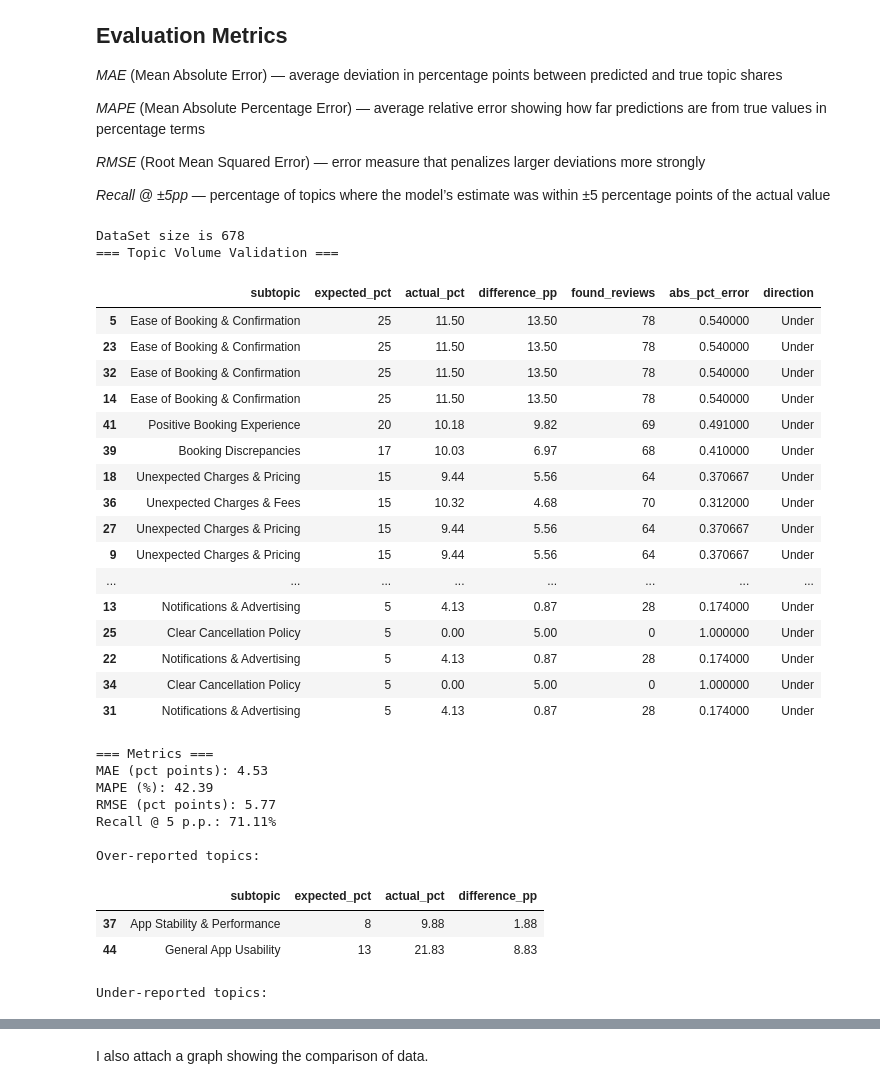
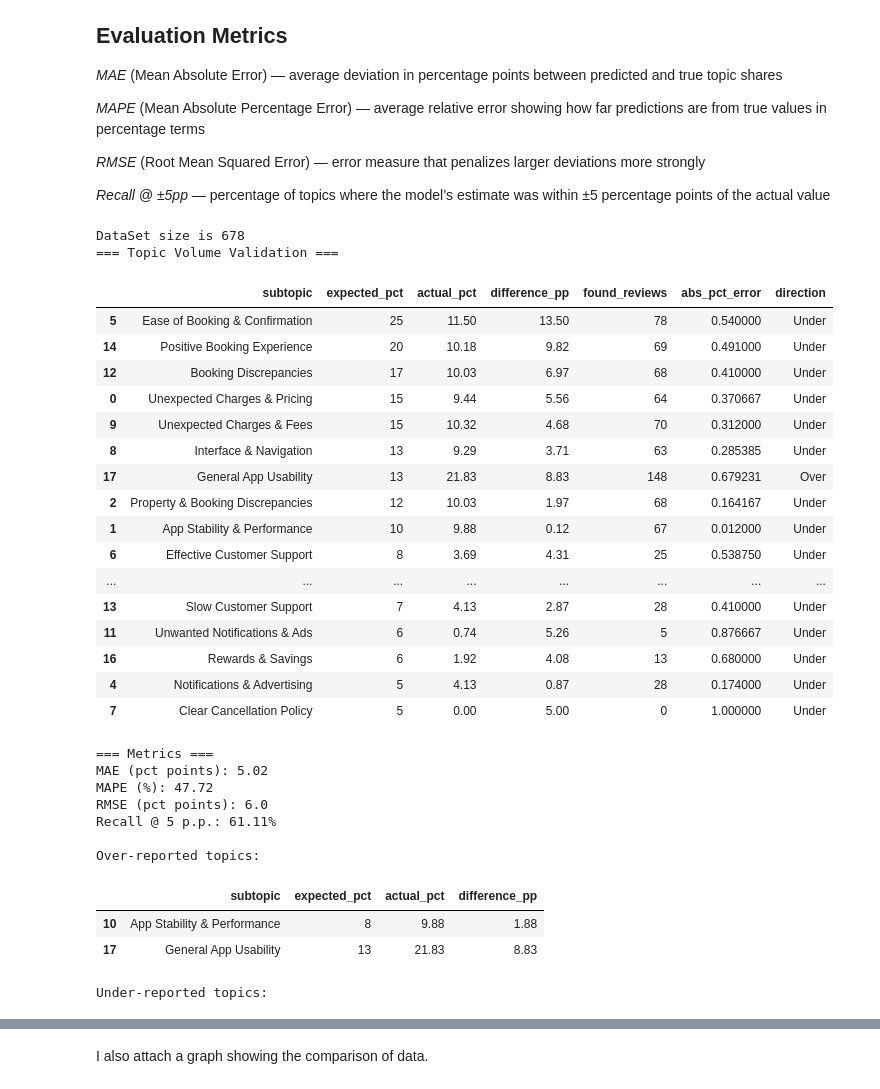
Before and after one commit to almeradarya/validation_test_case, a Jupyter notebook: validation_test_case/data_validation.ipynb, the cells around one changed output, grey strips where cells are left out. Saved outputs shown, nothing was run; the diff lists cells and outputs as text; code cells hidden in the pictures.

```diff
--- a/validation_test_case/data_validation.ipynb
+++ b/validation_test_case/data_validation.ipynb
@@ -13,6 +13,10 @@ from collections import Counter
 clean_tickets = pd.json_normalize(pd.read_json('json_file_for_validation/booking_reviews_clean.json')['tickets'])
 
 results_json = pd.read_json('json_file_for_validation/results_booking_reviews_clean.json')
+
+print(f'Duplicates found in result data is {results_json.size - results_json.drop_duplicates().size}')
+
+results_json = results_json.drop_duplicates();
 results_raw = results_json["gemini-2.5-flash"]
 
 all_blocks = [item for sublist in results_raw for item in sublist]
@@ -254,6 +247,7 @@ clean['norm_text'] = (
 )
 
 results = results_json.copy()
+results = results.drop_duplicates()
 blocks = [item for sublist in results["gemini-2.5-flash"] for item in sublist]
 
 topic_stats = []
@@ -288,58 +282,58 @@ topic_report['abs_pct_error'] = np.where(
 )
 MAPE = round(topic_report['abs_pct_error'].mean() * 100, 2)
 RMSE = round(np.sqrt((topic_report['difference_pp']**2).mean()), 2)
 
 threshold = 5
 recall = round((topic_report['difference_pp'] <= threshold).mean() * 100, 2)
 
 topic_report['direction'] = np.where(
     topic_report['actual_pct'] > topic_report['expected_pct'], 'Over', 'Under'
 )
 
 print("=== Topic Volume Validation ===\n")
 display(topic_report.sort_values("expected_pct", ascending=False))
 
 print("\n=== Metrics ===")
 print(f"MAE (pct points): {MAE_pp}")
 print(f"MAPE (%): {MAPE}")
 print(f"RMSE (pct points): {RMSE}")
 print(f"Recall @ {threshold} p.p.: {recall}%")
 
 print("\nOver-reported topics:")
 display(topic_report[topic_report["direction"] == "Over"][['subtopic','expected_pct','actual_pct','difference_pp']])
 
 print("\nUnder-reported topics:")
 display(topic_report[topic_report["direction"] == "Under"][['subtopic','expected_pct','actual_pct','difference_pp']])
 # %% [output]
 DataSet size is 678
 === Topic Volume Validation ===
 |  | subtopic | expected_pct | actual_pct | difference_pp | found_reviews | abs_pct_error | direction |
 | 5 | Ease of Booking & Confirmation | 25 | 11.50 | 13.50 | 78 | 0.540000 | Under |
-| 23 | Ease of Booking & Confirmation | 25 | 11.50 | 13.50 | 78 | 0.540000 | Under |
-| 32 | Ease of Booking & Confirmation | 25 | 11.50 | 13.50 | 78 | 0.540000 | Under |
-| 14 | Ease of Booking & Confirmation | 25 | 11.50 | 13.50 | 78 | 0.540000 | Under |
-| 41 | Positive Booking Experience | 20 | 10.18 | 9.82 | 69 | 0.491000 | Under |
-| 39 | Booking Discrepancies | 17 | 10.03 | 6.97 | 68 | 0.410000 | Under |
-| 18 | Unexpected Charges & Pricing | 15 | 9.44 | 5.56 | 64 | 0.370667 | Under |
-| 36 | Unexpected Charges & Fees | 15 | 10.32 | 4.68 | 70 | 0.312000 | Under |
-| 27 | Unexpected Charges & Pricing | 15 | 9.44 | 5.56 | 64 | 0.370667 | Under |
-| 9 | Unexpected Charges & Pricing | 15 | 9.44 | 5.56 | 64 | 0.370667 | Under |
+| 14 | Positive Booking Experience | 20 | 10.18 | 9.82 | 69 | 0.491000 | Under |
+| 12 | Booking Discrepancies | 17 | 10.03 | 6.97 | 68 | 0.410000 | Under |
+| 0 | Unexpected Charges & Pricing | 15 | 9.44 | 5.56 | 64 | 0.370667 | Under |
+| 9 | Unexpected Charges & Fees | 15 | 10.32 | 4.68 | 70 | 0.312000 | Under |
+| 8 | Interface & Navigation | 13 | 9.29 | 3.71 | 63 | 0.285385 | Under |
+| 17 | General App Usability | 13 | 21.83 | 8.83 | 148 | 0.679231 | Over |
+| 2 | Property & Booking Discrepancies | 12 | 10.03 | 1.97 | 68 | 0.164167 | Under |
+| 1 | App Stability & Performance | 10 | 9.88 | 0.12 | 67 | 0.012000 | Under |
+| 6 | Effective Customer Support | 8 | 3.69 | 4.31 | 25 | 0.538750 | Under |
 | ... | ... | ... | ... | ... | ... | ... | ... |
-| 13 | Notifications & Advertising | 5 | 4.13 | 0.87 | 28 | 0.174000 | Under |
-| 25 | Clear Cancellation Policy | 5 | 0.00 | 5.00 | 0 | 1.000000 | Under |
-| 22 | Notifications & Advertising | 5 | 4.13 | 0.87 | 28 | 0.174000 | Under |
-| 34 | Clear Cancellation Policy | 5 | 0.00 | 5.00 | 0 | 1.000000 | Under |
-| 31 | Notifications & Advertising | 5 | 4.13 | 0.87 | 28 | 0.174000 | Under |
+| 13 | Slow Customer Support | 7 | 4.13 | 2.87 | 28 | 0.410000 | Under |
+| 11 | Unwanted Notifications & Ads | 6 | 0.74 | 5.26 | 5 | 0.876667 | Under |
+| 16 | Rewards & Savings | 6 | 1.92 | 4.08 | 13 | 0.680000 | Under |
+| 4 | Notifications & Advertising | 5 | 4.13 | 0.87 | 28 | 0.174000 | Under |
+| 7 | Clear Cancellation Policy | 5 | 0.00 | 5.00 | 0 | 1.000000 | Under |
 === Metrics ===
-MAE (pct points): 4.53
-MAPE (%): 42.39
-RMSE (pct points): 5.77
-Recall @ 5 p.p.: 71.11%
+MAE (pct points): 5.02
+MAPE (%): 47.72
+RMSE (pct points): 6.0
+Recall @ 5 p.p.: 61.11%
 
 Over-reported topics:
 |  | subtopic | expected_pct | actual_pct | difference_pp |
-| 37 | App Stability & Performance | 8 | 9.88 | 1.88 |
-| 44 | General App Usability | 13 | 21.83 | 8.83 |
+| 10 | App Stability & Performance | 8 | 9.88 | 1.88 |
+| 17 | General App Usability | 13 | 21.83 | 8.83 |
 Under-reported topics:
 |  | subtopic | expected_pct | actual_pct | difference_pp |
 | 0 | Unexpected Charges & Pricing | 15 | 9.44 | 5.56 |
```
Also changed, not shown: parts of 8 cells of this notebook.
